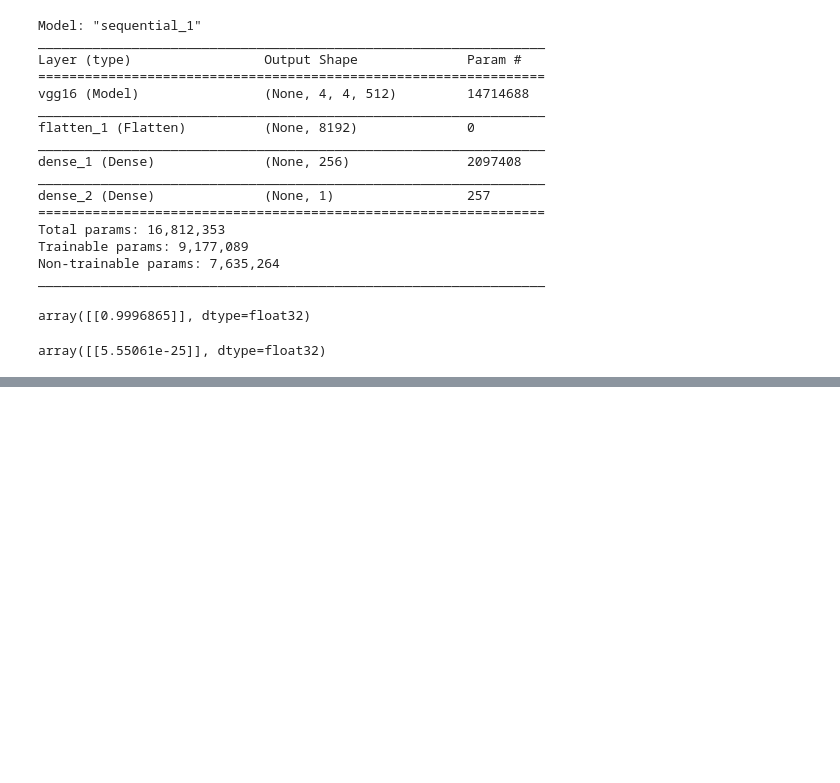
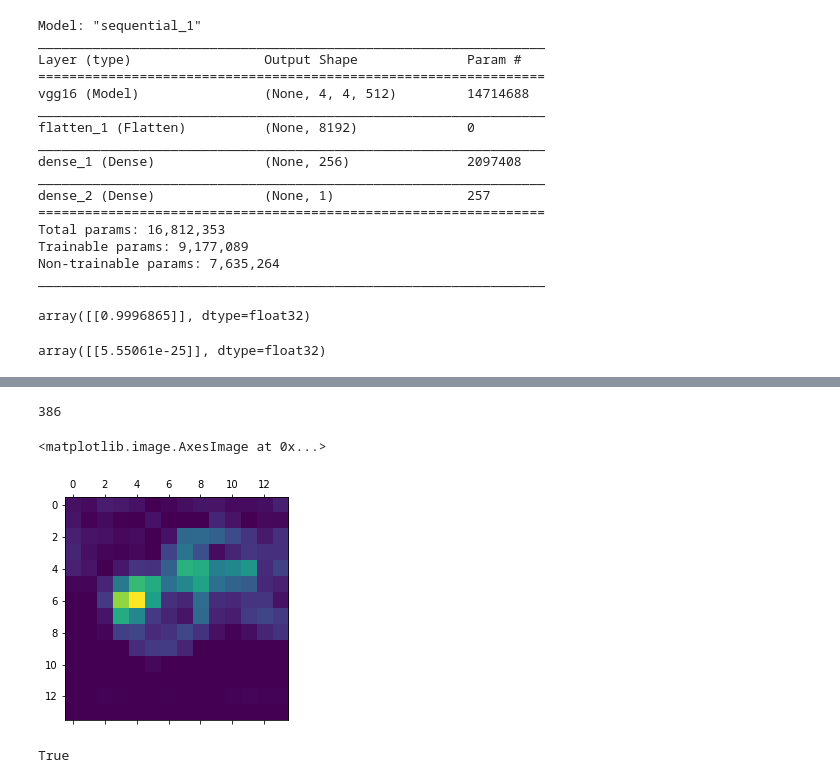
Before and after one commit to aenfield/DeepLearningWithPython, a Jupyter notebook: Conv.ipynb, the cells around one changed output, grey strips where cells are left out. Cells and saved outputs as stored; diff of their text form; code cells hidden in the pictures; blank space fills up the shorter version.

```diff
--- a/Conv.ipynb
+++ b/Conv.ipynb
@@ -1057,0 +1101,2 @@ array([[5.55061e-25]], dtype=float32)
+# %%
+grads /= (K.sqrt(K.mean(K.square(grads))) + 1e-5)
@@ -1057,0 +1107,7 @@ array([[5.55061e-25]], dtype=float32)
+# %%
+input_img_data = np.random.random((1, 150, 150, 3)) * 20 + 128.
+
+step = 1.
+for i in range(40):
+    loss_value, grads_value = iterate([input_img_data])
+    input_img_data += grads_value * step
@@ -1057,0 +1190,2 @@ array([[5.55061e-25]], dtype=float32)
+# %%
+model = VGG16(weights='imagenet') # we're keeping the densely connected classifier on top instead of like all previous uses
@@ -1057,0 +1197,9 @@ array([[5.55061e-25]], dtype=float32)
+# %%
+img_path = 'AfricanElephants.png'
+
+img = image.load_img(img_path, target_size=(224, 224))
+x = image.img_to_array(img)
+x = np.expand_dims(x, axis=0)
+x = preprocess_input(x)
+
+x.shape
@@ -1057,0 +1217,46 @@ array([[5.55061e-25]], dtype=float32)
+# %%
+np.argmax(preds[0])
+# %% [output]
+386
+# %%
+# african_elephant entry in the prediction vector - the one that was most activated
+african_elephant_output = model.output[:, 386]
+
+last_conv_layer = model.get_layer('block5_conv3')
+
+# gradient of the african elephant class wrt to output feature map of the layer
+grads = K.gradients(african_elephant_output, last_conv_layer.output)[0]
+
+# (512,) vector where each entry is the mean intensity of the gradient over a specific feature-map channel
+pooled_grads = K.mean(grads, axis=(0, 1, 2))
+
+iterate = K.function([model.input], [pooled_grads, last_conv_layer.output[0]])
+
+pooled_grads_value, conv_layer_output_value = iterate([x])
+
+for i in range(512):
+    conv_layer_output_value[:, :, i] *= pooled_grads_value[i]
+
+heatmap = np.mean(conv_layer_output_value, axis=-1)
+
+heatmap = np.maximum(heatmap, 0)
+heatmap /= np.max(heatmap)
+plt.matshow(heatmap)
+# %% [output]
+<matplotlib.image.AxesImage at 0x...>
+[figure, added]
+# %%
+import cv2
+
+img = cv2.imread(img_path)
+
+heatmap = cv2.resize(heatmap, (img.shape[1], img.shape[0]))
+heatmap = np.uint8(255 * heatmap)
+heatmap = cv2.applyColorMap(heatmap, cv2.COLORMAP_JET)
+
+superimposed_img = heatmap * 0.4 + img
+cv2.imwrite('elephant_cam.jpg', superimposed_img)
+
+#plt.imshow(superimposed_img)
+# %% [output]
+True
```
Also changed, not shown: parts of 19 cells of this notebook.
